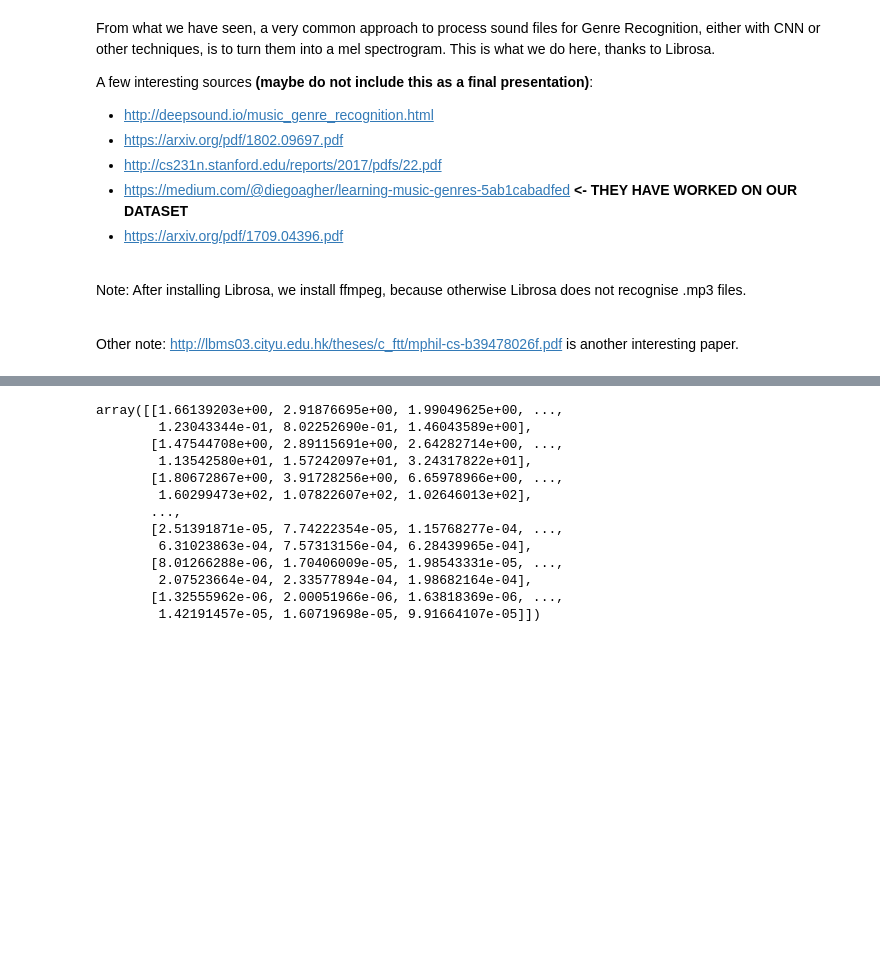
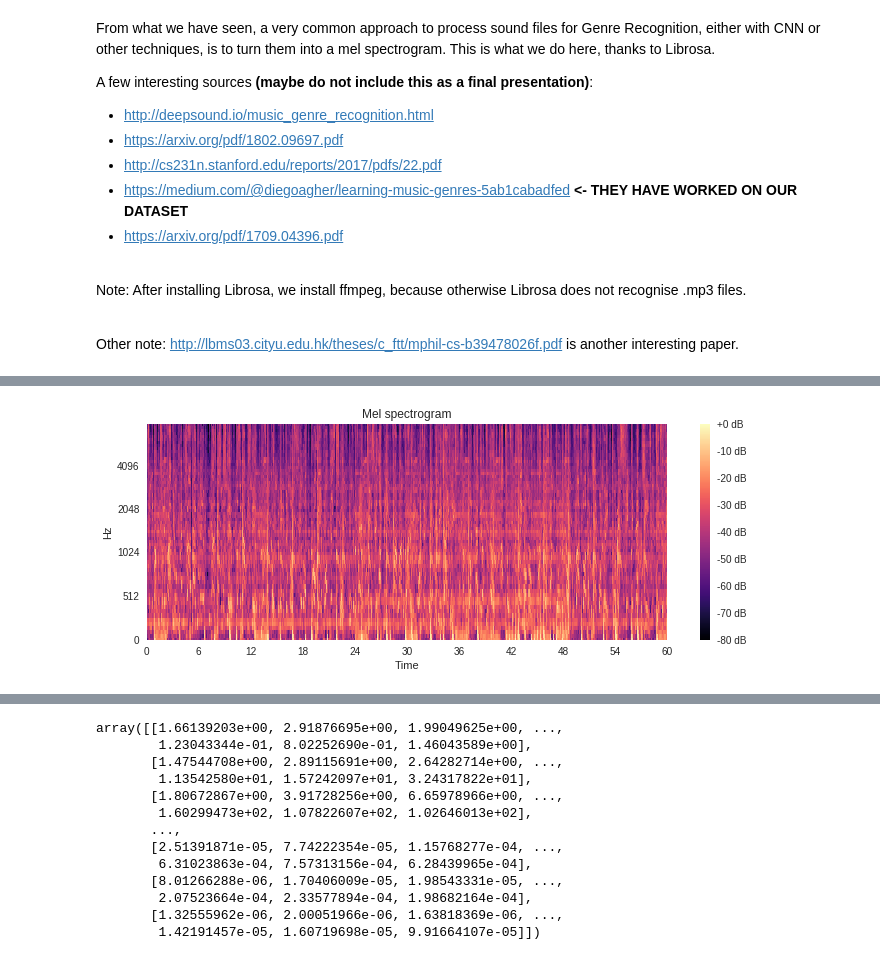
Before and after one commit to Jane1118/music-genre-finder, a Jupyter notebook: music_genre_finder.ipynb, the cells around one changed output, grey strips where cells are left out. Drawn from its saved outputs; the diff is of its cells as text; code cells hidden in the pictures; blank space fills up the shorter version.

```diff
--- a/music_genre_finder.ipynb
+++ b/music_genre_finder.ipynb
@@ -273,0 +304,4 @@ def mel_spec(file_name, display = True):
+# %%
+display_spect(mel_spect('/000/000002.mp3'))
+# %% [output]
+[figure, added]
```
Also changed, not shown: parts of 43 cells of this notebook, 2 other files.
